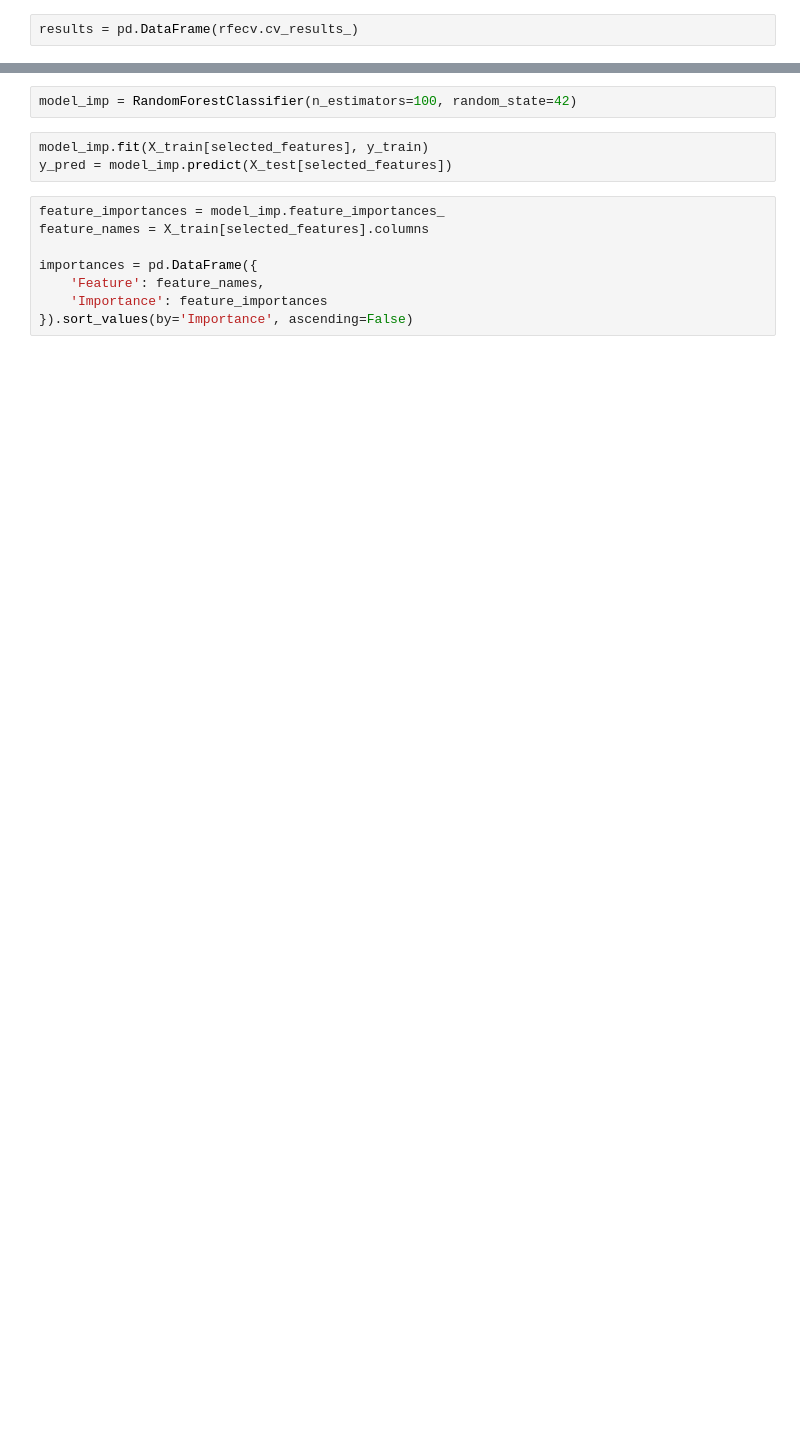
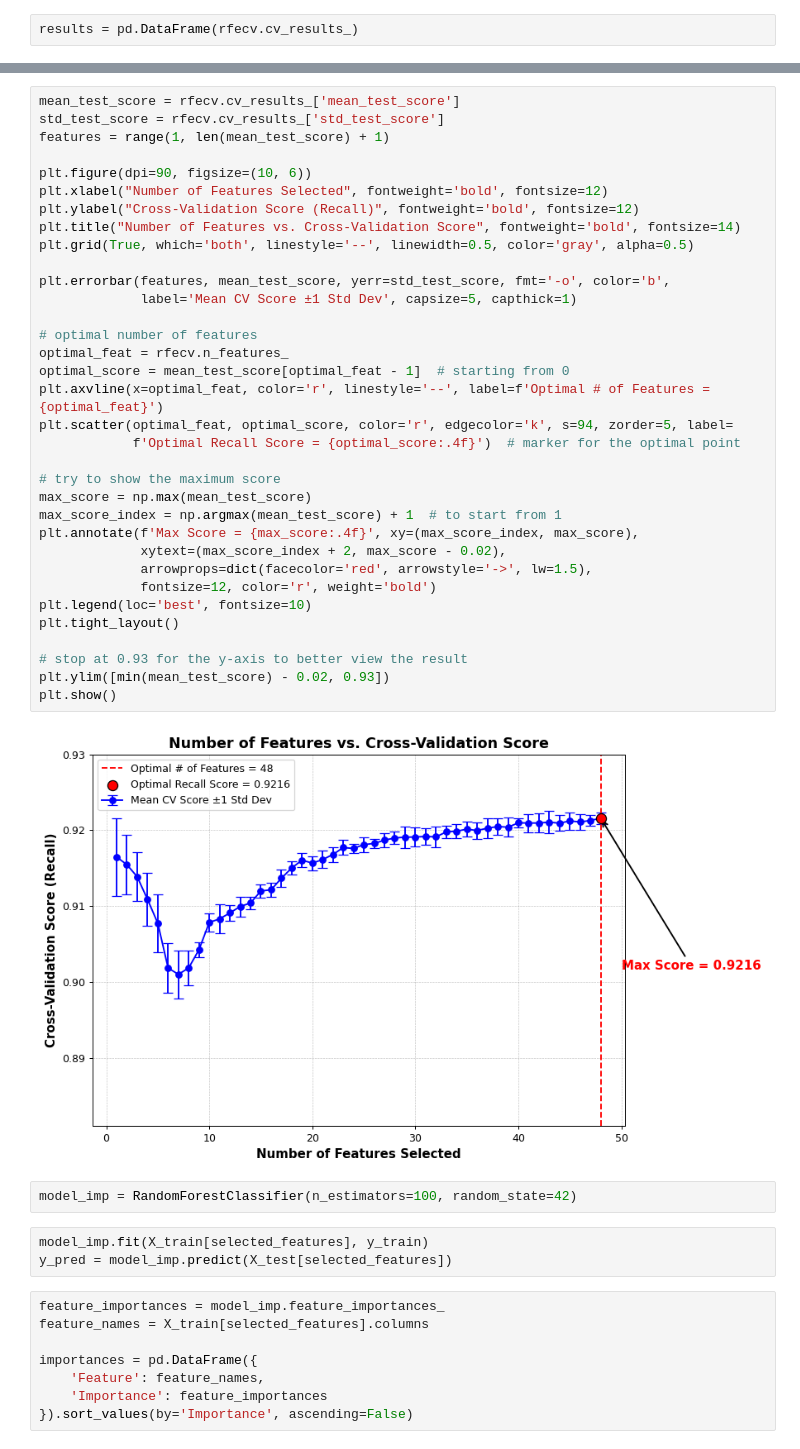
Before and after one commit to abisola-joy/Credit-Default-Risk, a Jupyter notebook: Feature Selection.ipynb, the cells around one changed output, grey strips where cells are left out. Cells and saved outputs as stored; diff of their text form; blank space fills up the shorter version.

```diff
--- a/Feature Selection.ipynb
+++ b/Feature Selection.ipynb
@@ -144,3 +117,39 @@ plt.show()
+# %%
+mean_test_score = rfecv.cv_results_['mean_test_score']
+std_test_score = rfecv.cv_results_['std_test_score']
+features = range(1, len(mean_test_score) + 1)
+
+plt.figure(dpi=90, figsize=(10, 6))
+plt.xlabel("Number of Features Selected", fontweight='bold', fontsize=12)
+plt.ylabel("Cross-Validation Score (Recall)", fontweight='bold', fontsize=12)
+plt.title("Number of Features vs. Cross-Validation Score", fontweight='bold', fontsize=14)
+plt.grid(True, which='both', linestyle='--', linewidth=0.5, color='gray', alpha=0.5)
+
+plt.errorbar(features, mean_test_score, yerr=std_test_score, fmt='-o', color='b',
+             label='Mean CV Score ±1 Std Dev', capsize=5, capthick=1)
+
+# optimal number of features
+optimal_feat = rfecv.n_features_
+optimal_score = mean_test_score[optimal_feat - 1]  # starting from 0
+plt.axvline(x=optimal_feat, color='r', linestyle='--', label=f'Optimal # of Features = {optimal_feat}')
+plt.scatter(optimal_feat, optimal_score, color='r', edgecolor='k', s=94, zorder=5, label=
+            f'Optimal Recall Score = {optimal_score:.4f}')  # marker for the optimal point
+
+# try to show the maximum score
+max_score = np.max(mean_test_score)
+max_score_index = np.argmax(mean_test_score) + 1  # to start from 1
+plt.annotate(f'Max Score = {max_score:.4f}', xy=(max_score_index, max_score),
+             xytext=(max_score_index + 2, max_score - 0.02),
+             arrowprops=dict(facecolor='red', arrowstyle='->', lw=1.5),
+             fontsize=12, color='r', weight='bold')
+plt.legend(loc='best', fontsize=10)
+plt.tight_layout()
+
+# stop at 0.93 for the y-axis to better view the result
+plt.ylim([min(mean_test_score) - 0.02, 0.93])
+plt.show()
+# %% [output]
+[figure, added]
 # %%
 model_imp = RandomForestClassifier(n_estimators=100, random_state=42)
 # %%
```
Also changed, not shown: parts of 16 cells of this notebook.
